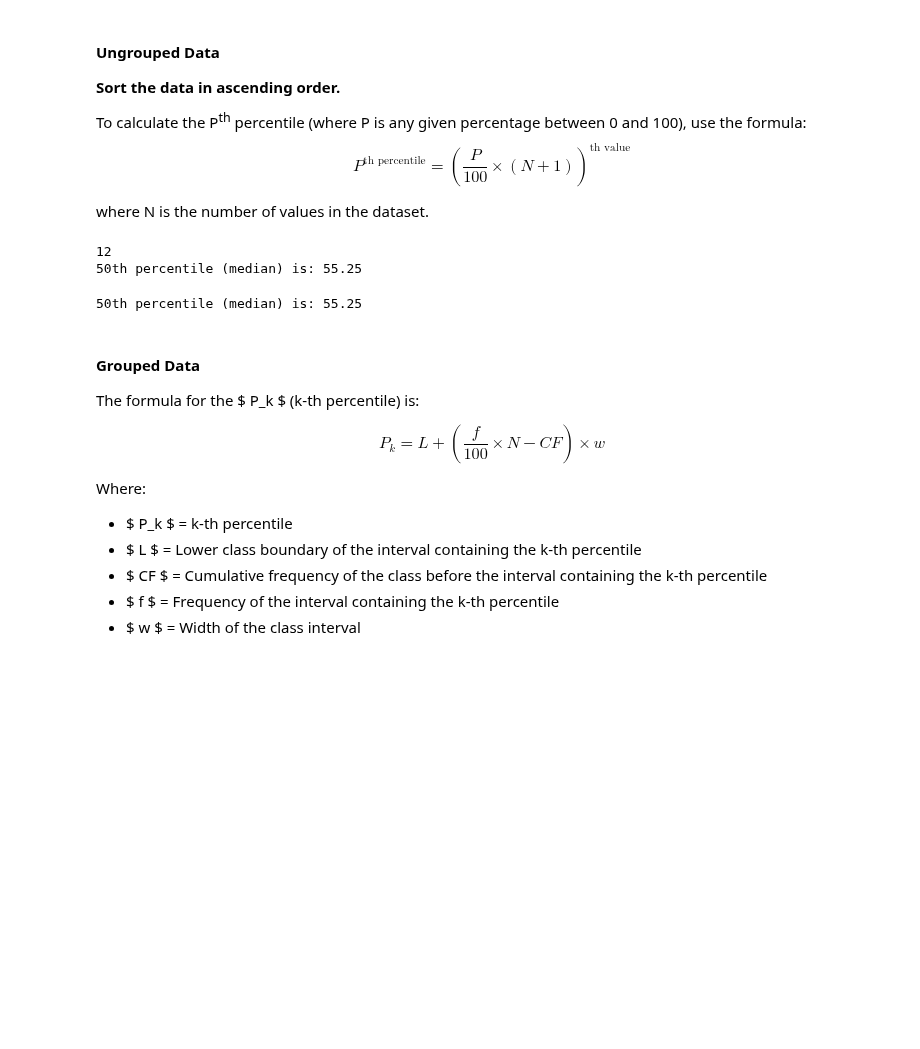
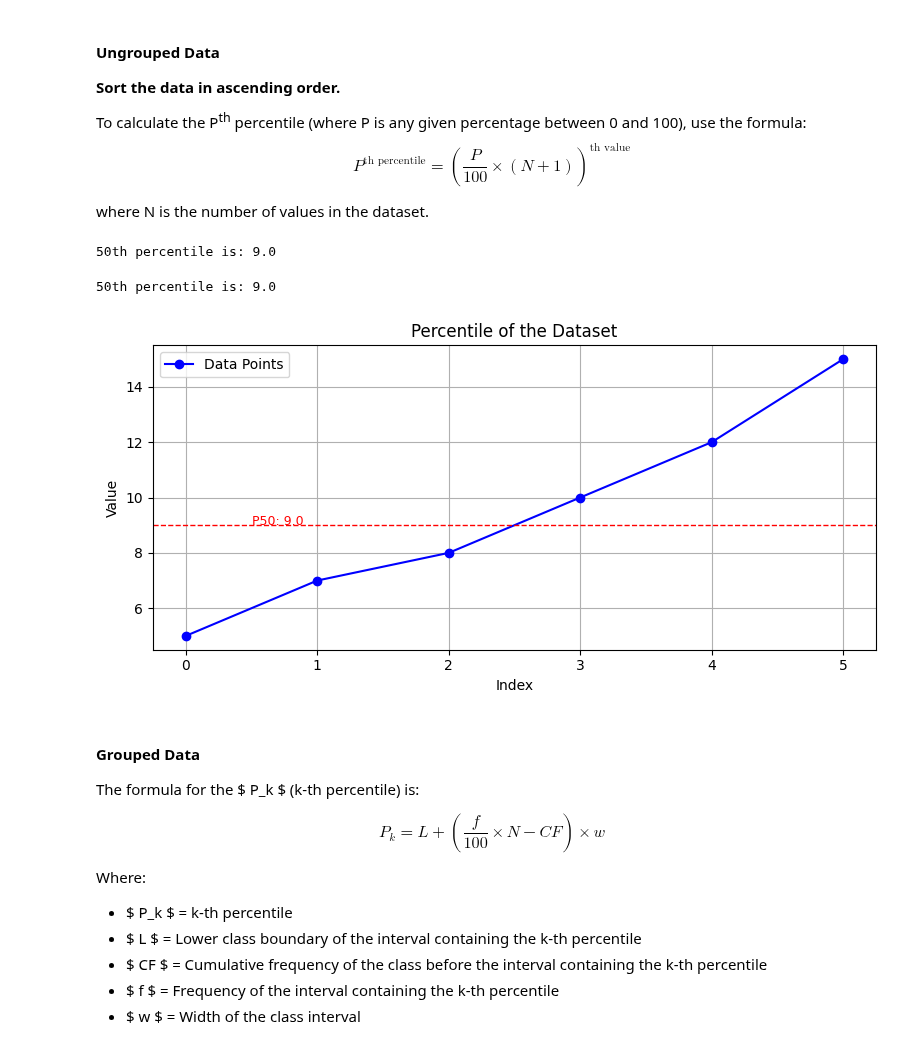
Before and after one commit to imranhasan22/handbook_imran, a Jupyter notebook: ai/Statistics.ipynb, the cells around one changed output. Cells and saved outputs as stored; diff of their text form; code cells hidden in the pictures; blank space fills up the shorter version.

```diff
--- a/ai/Statistics.ipynb
+++ b/ai/Statistics.ipynb
@@ -894,18 +894,55 @@ $$
 where N is the number of values in the dataset.
 # %%
 # Regular Implementation
-data=[15, 18, 16, 20, 22, 21, 17, 19, 18, 16]
-percentile_50 = np.percentile(data, 50)
-print(f"50th percentile (median) is: {percentile_50}")
+def calculate_percentile(data, k):
+    n = len(data)
+
+    lower_index = (k * (n + 1)) // 100
+    fract = round(((k * (n + 1)) / 100) - lower_index, 2)
+
+    if fract == 0:
+        upper_index = lower_index
+    if lower_index <= 0 and fract != 0:
+        lower_index = 1
+        upper_index = 2
+    elif lower_index >= n and fract != 0:
+        lower_index = 0
+        upper_index = 0
+    elif lower_index == n-1:
+        upper_index = 0
+    elif fract != 0 :
+        upper_index = lower_index + 1
+
+    interpolation=data[lower_index-1]+fract*(data[upper_index-1]-data[lower_index-1])
+    return interpolation
+
+data.sort()
+print(f"50th percentile is: {calculate_percentile(data, 50)}")
 # %% [output]
-12
-50th percentile (median) is: 55.25
+50th percentile is: 9.0
 # %%
 # Pandas Implementation
 percentile_50 = data_series.quantile(0.50)
-print(f"50th percentile (median) is: {percentile_50}")
+print(f"50th percentile is: {percentile_50}")
 # %% [output]
-50th percentile (median) is: 55.25
+50th percentile is: 9.0
+# %%
+# Visualization
+plt.figure(figsize=(8, 4))
+plt.plot(data, marker='o', linestyle='-', color='blue', label='Data Points')
+
+plt.axhline(y=percentile_50, color='red', linestyle='--', linewidth=1)
+plt.text(x=0.5, y=percentile_50, s=f'P{50}: {percentile_50:.1f}', color='red', fontsize=9)
+
+# Labeling the plot
+plt.title('Percentile of the Dataset')
+plt.xlabel('Index')
+plt.ylabel('Value')
+plt.legend(loc='upper left')
+plt.grid(True)
+plt.tight_layout()
+# %% [output]
+[figure, added]
 # %% [markdown]
 #### Grouped Data
 
```
